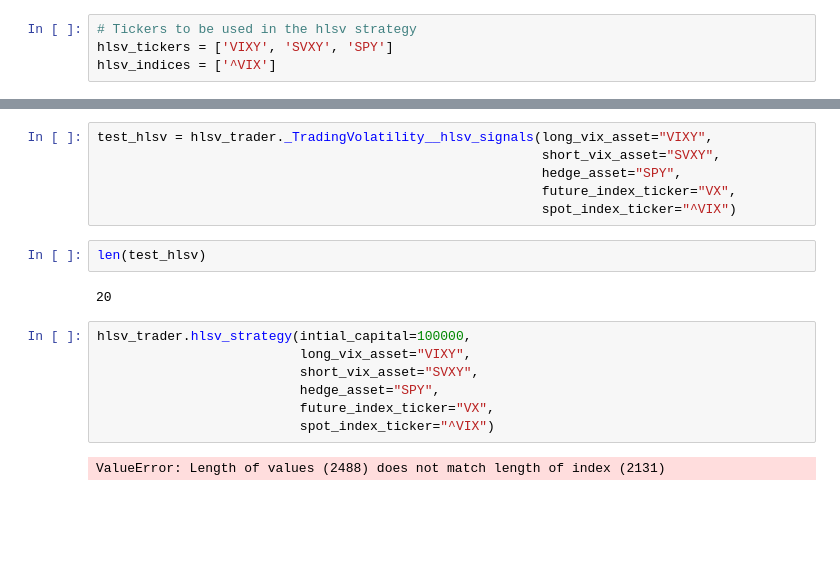
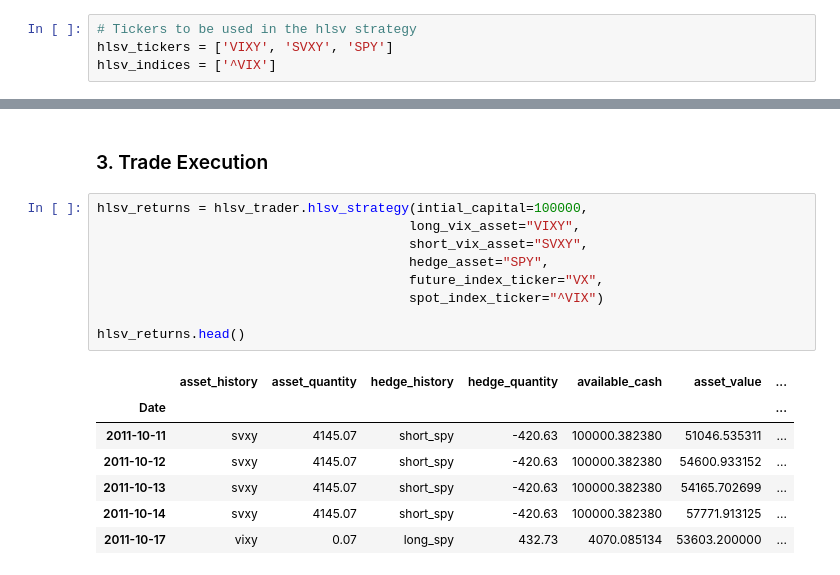
Before and after one commit to peterchettiar/trading-volatility, a Jupyter notebook: trading_vol_strat_research.ipynb, the cells around one changed output, grey strips where cells are left out. Drawn from its saved outputs; the diff is of its cells as text; blank space fills up the shorter version.

```diff
--- a/trading_vol_strat_research.ipynb
+++ b/trading_vol_strat_research.ipynb
@@ -239,19 +223,19 @@ hlsv_trader._TradingVolatility__hlsv_signals(long_vix_asset="VIXY",
+# %% [markdown]
+### 3. Trade Execution
 # %%
-test_hlsv = hlsv_trader._TradingVolatility__hlsv_signals(long_vix_asset="VIXY",
-                                                         short_vix_asset="SVXY",
-                                                         hedge_asset="SPY",
-                                                         future_index_ticker="VX",
-                                                         spot_index_ticker="^VIX")
+hlsv_returns = hlsv_trader.hlsv_strategy(intial_capital=100000,
+                                        long_vix_asset="VIXY",
+                                        short_vix_asset="SVXY",
+                                        hedge_asset="SPY",
+                                        future_index_ticker="VX",
+                                        spot_index_ticker="^VIX")
+
+hlsv_returns.head()
+# %% [output]
+|  | asset_history | asset_quantity | hedge_history | hedge_quantity | available_cash | asset_value | ... |
+| Date |  |  |  |  |  |  | ... |
+| 2011-10-11 | svxy | 4145.07 | short_spy | -420.63 | 100000.382380 | 51046.535311 | ... |
+| 2011-10-12 | svxy | 4145.07 | short_spy | -420.63 | 100000.382380 | 54600.933152 | ... |
+| 2011-10-13 | svxy | 4145.07 | short_spy | -420.63 | 100000.382380 | 54165.702699 | ... |
+| 2011-10-14 | svxy | 4145.07 | short_spy | -420.63 | 100000.382380 | 57771.913125 | ... |
+| 2011-10-17 | vixy | 0.07 | long_spy | 432.73 | 4070.085134 | 53603.200000 | ... |
-# %%
-len(test_hlsv)
-# %% [output]
-20
-# %%
-hlsv_trader.hlsv_strategy(intial_capital=100000,
-                          long_vix_asset="VIXY",
-                          short_vix_asset="SVXY",
-                          hedge_asset="SPY",
-                          future_index_ticker="VX",
-                          spot_index_ticker="^VIX")
-# %% [output]
-ValueError: Length of values (2488) does not match length of index (2131)
```
Also changed, not shown: parts of 15 cells of this notebook, 1 other file.
